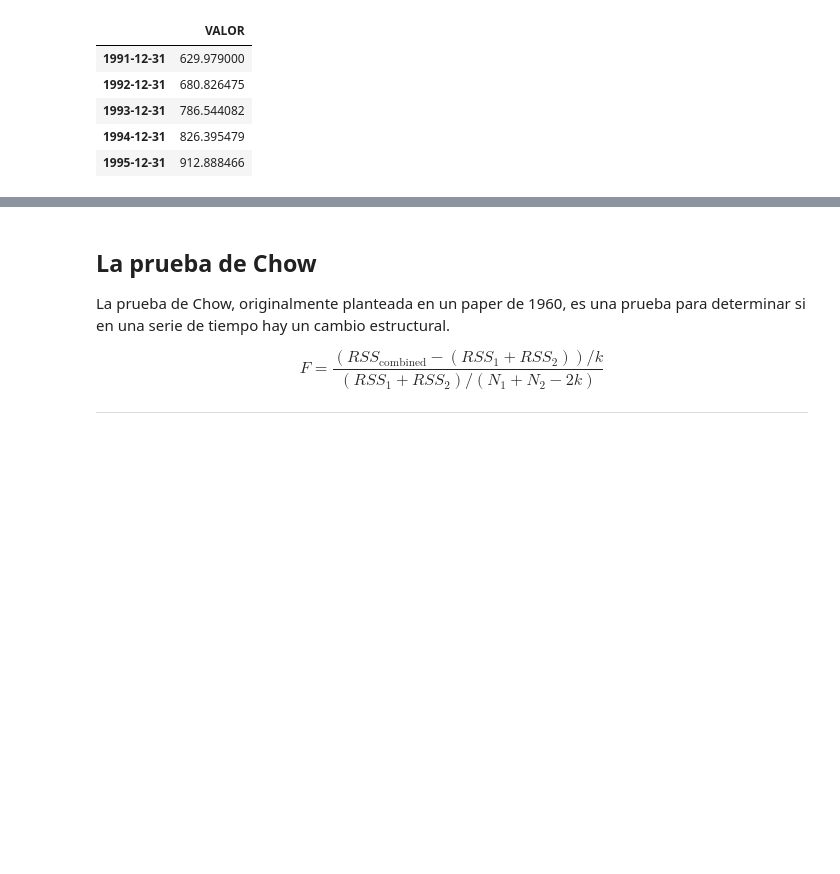
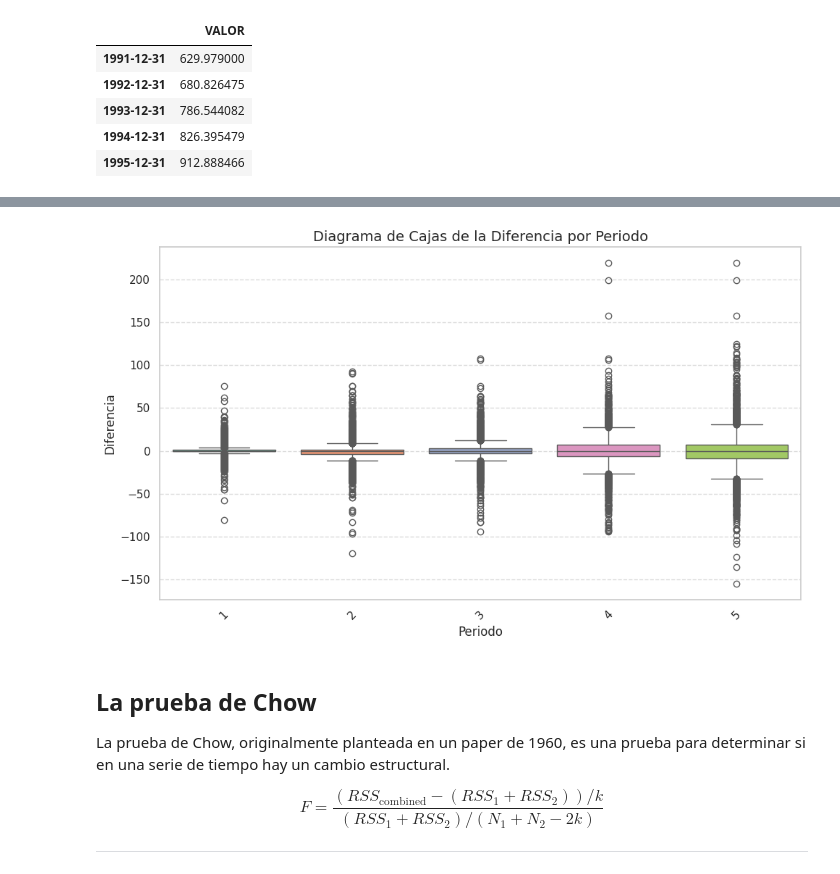
Before and after one commit to sergiolaverde0/fp_sub_IA, a Jupyter notebook: Trabajo_final_JARR_JAJE_SAL.ipynb, the cells around one changed output, grey strips where cells are left out. Cells and saved outputs as stored; diff of their text form; code cells hidden in the pictures; blank space fills up the shorter version.

Commit message:
diagrama de cajas

```diff
--- a/Trabajo_final_JARR_JAJE_SAL.ipynb
+++ b/Trabajo_final_JARR_JAJE_SAL.ipynb
@@ -316,3 +300,0 @@ plt.axvline(x=pd.Timestamp("2003-08-07"), color="r", linestyle="--", label = "20
-# %%
-data['Diferencia'] = data['VALOR'].diff()  # Calcula la diferencia entre años consecutivos
-diferencia_1992_2003 = data.loc['2003', 'Diferencia'] - data.loc['1992', 'Diferencia']
@@ -334,3 +357,45 @@ Name: Diferencia, Length: 731, dtype: float64
+# %%
+# Definir periodos
+period_ranges = {
+    "1": ('1993-01-01', '2003-12-31'),
+    "2": ('2003-01-01', '2009-12-31'),
+    "3": ('2009-01-01', '2015-12-31'),
+    "4": ('2015-01-01', '2020-12-31'),
+    "5": ('2020-01-01', '2024-12-31'),
+}
+
+P={}
+for key, value in period_ranges.items():
+    date_init = pd.to_datetime(value[0])
+    date_end = pd.to_datetime(value[1])
+
+    P[key] = data.loc[date_init:date_end]
+
+diccionario = P
+# %%
+for period, df in diccionario.items():
+    # Extraer los valores de la columna "Diferencia" y asignar el periodo
+    period_data.extend([(period, value) for value in df['Diferencia']])
+
+# Convertir a DataFrame para graficar
+plot_df = pd.DataFrame(period_data, columns=['Periodo', 'Diferencia'])
+
+# Crear el diagrama de cajas
+plt.figure(figsize=(10, 6))
+sns.boxplot(data=plot_df, x='Periodo', y='Diferencia', hue='Periodo', palette='Set2', legend=False)
+
+# Personalización del gráfico
+plt.title('Diagrama de Cajas de la Diferencia por Periodo', fontsize=14)
+plt.xlabel('Periodo', fontsize=12)
+plt.ylabel('Diferencia', fontsize=12)
+plt.xticks(rotation=45)
+plt.grid(axis='y', linestyle='--', alpha=0.7)
+plt.tight_layout()
+
+# Mostrar gráfico
+plt.show()
+# %% [output]
+[figure, added]
 # %% [markdown]
 <h2>La prueba de Chow</h2>
 <p>La prueba de Chow, originalmente planteada en un paper de 1960, es una prueba para determinar si en una serie de tiempo hay un cambio estructural.</p>
```
Also changed, not shown: parts of 10 cells of this notebook.
